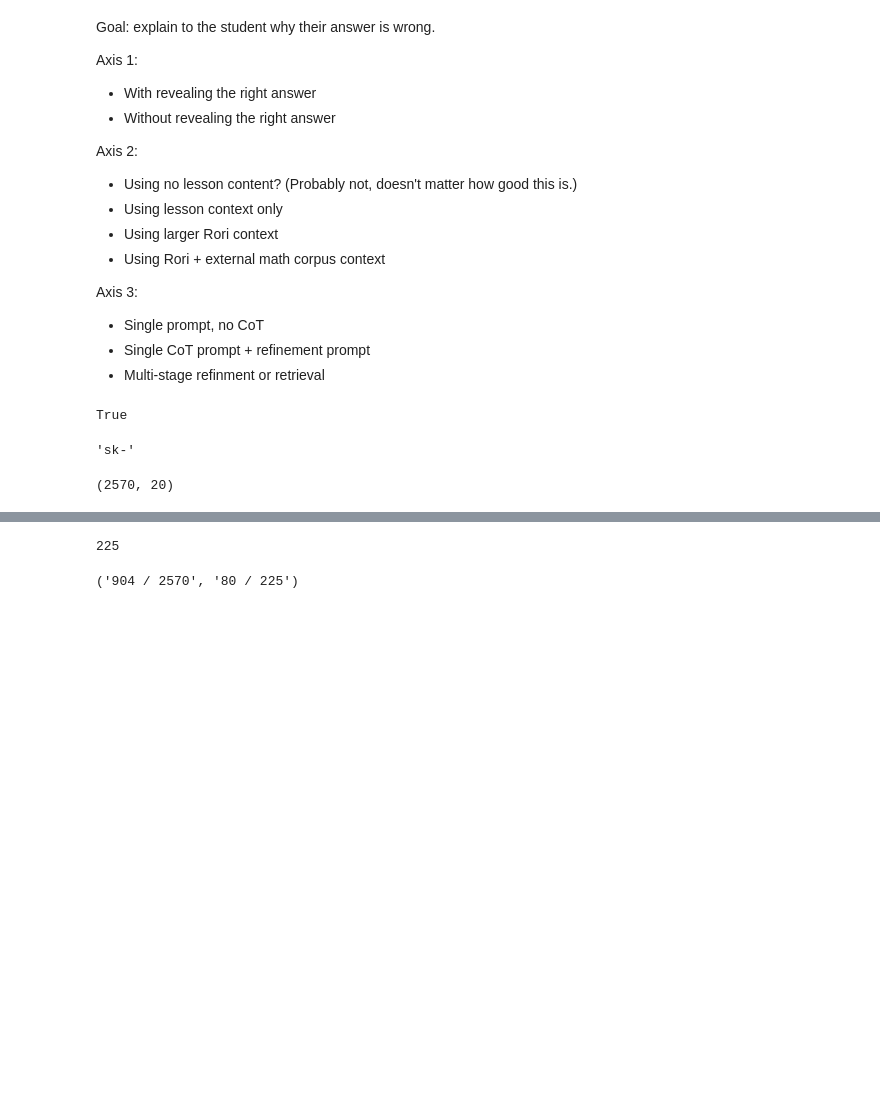
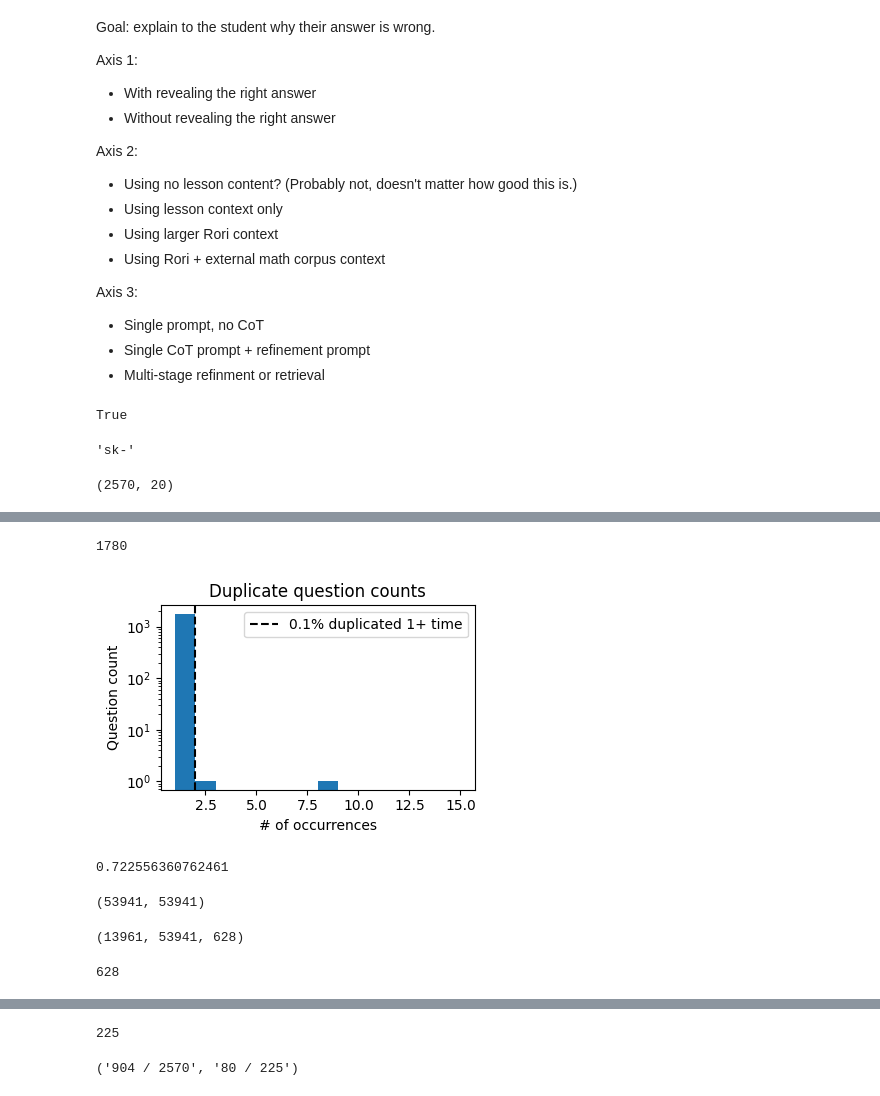
Before and after one commit to DigitalHarborFoundation/llm-math-education, a Jupyter notebook: notebook/HintGenerationTests.ipynb, the cells around one changed output, grey strips where cells are left out. Cells and saved outputs as stored; diff of their text form; code cells hidden in the pictures; blank space fills up the shorter version.

Commit message:
Add script to extract common wrong answers

```diff
--- a/notebook/HintGenerationTests.ipynb
+++ b/notebook/HintGenerationTests.ipynb
@@ -50,3 +52,5 @@ lesson_df = pd.read_pickle(data_dir / "derived" / "rori_lessons.pkl")
 lesson_df.shape
 # %% [output]
 (2570, 20)
+# %%
+lesson_df = lesson_df.reset_index().rename(columns={"index": "unique_index"})
@@ -66,0 +101,29 @@ lesson_df[["question_index", "is_explanation", "section", "lesson", "question",
+# %%
+question_map = defaultdict(list)
+answer_map = defaultdict(list)
+for row in lesson_df[(lesson_df.question.notna()) & (~lesson_df.has_image)].itertuples():
+    q = row.question
+    a = row.answer
+    q_normalized = q.replace("\n", " ").strip()
+    question_map[(q_normalized, row.lesson_code)].append(int(row.unique_index))
+    answer_map[q_normalized].append(a)
+len(question_map)
+# %% [output]
+1780
+# %%
+fig, ax = plt.subplots(1, 1, figsize=(4, 2.8))
+
+counts = np.array([len(l) for l in question_map.values()])
+ax.hist(counts, bins=np.arange(1, 16), log=True)
+
+ax.axvline(2, color="black", linestyle="--", label=f"{(counts > 1).sum() / len(counts):.1%} duplicated 1+ time")
+
+ax.set_title("Duplicate question counts")
+ax.set_xlabel("# of occurrences")
+ax.set_ylabel("Question count")
+ax.legend()
+
+fig.tight_layout()
+plt.show()
+# %% [output]
+[figure, added]
@@ -66,0 +135,46 @@ lesson_df[["question_index", "is_explanation", "section", "lesson", "question",
+# %%
+def normalize_text(t):
+    if type(t) != str:
+        return t
+    return t.replace("\n", " ").strip()
+
+
+def get_index(q, lesson_code):
+    q_normalized = normalize_text(q)
+    index = (q_normalized, lesson_code)
+    if index not in question_map:
+        return None
+    if len(question_map[index]) > 1:
+        return None
+        # assert False, index
+    return question_map[index][0]
+
+
+answer_df["question_index"] = [get_index(row.question, row.question_micro_lesson) for row in answer_df.itertuples()]
+answer_df.question_index.notna().sum() / len(answer_df)
+# %% [output]
+0.722556360762461
+# %%
+m = answer_df.merge(
+    lesson_df[["unique_index", "question", "answer"]],
+    left_on="question_index",
+    right_on="unique_index",
+    how="inner",
+    validate="many_to_one",
+    suffixes=("", "_merged"),
+)
+# should be the same
+(m.question.map(normalize_text) == m.question_merged.map(normalize_text)).sum(), len(m)
+# %% [output]
+(53941, 53941)
+# %%
+m["is_answer_mismatch"] = m.expected_answer.map(normalize_text) == m.answer.map(normalize_text)
+m.is_answer_mismatch.sum(), len(m), m.groupby("question_index").is_answer_mismatch.any().sum()
+# %% [output]
+(13961, 53941, 628)
+# %%
+mismatched_questions = m.groupby("question_index").is_answer_mismatch.any()
+mismatched_questions = set(mismatched_questions[mismatched_questions].index)
+len(mismatched_questions)
+# %% [output]
+628
```
Also changed, not shown: parts of 36 cells of this notebook.
